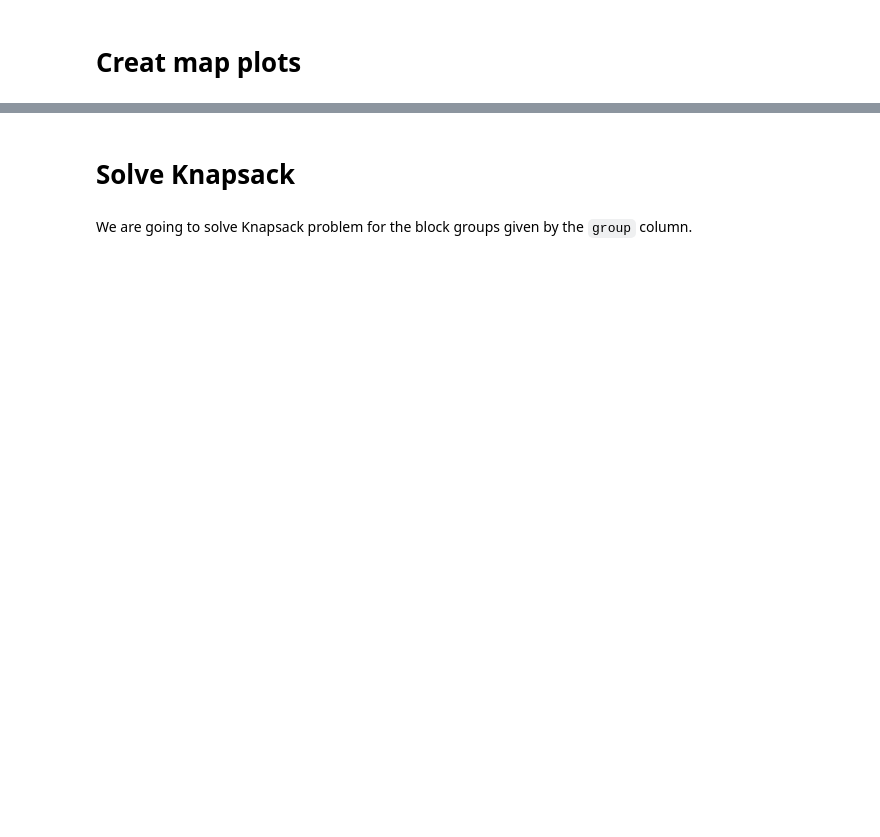
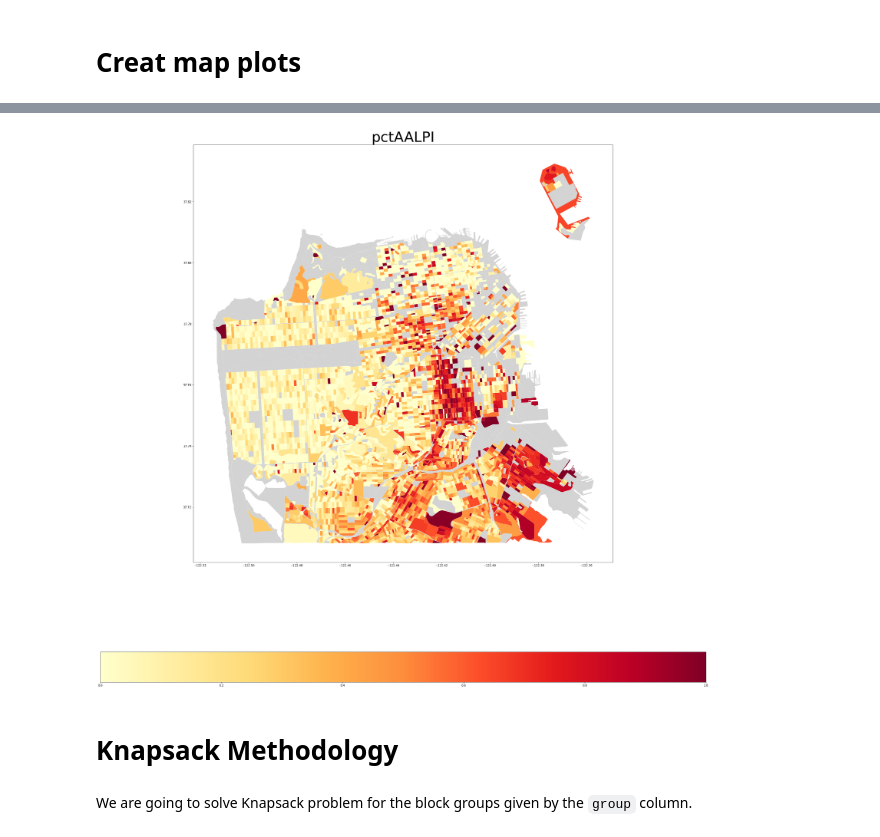
Before and after one commit to 18rberry/Operationalizing-Equity-Tiebreaker-in-SF, a Jupyter notebook: notebooks/20210714-jjl-greedy-two-stage.ipynb, the cells around one changed output, grey strips where cells are left out. Cells and saved outputs as stored; diff of their text form; code cells hidden in the pictures; blank space fills up the shorter version.

```diff
--- a/notebooks/20210714-jjl-greedy-two-stage.ipynb
+++ b/notebooks/20210714-jjl-greedy-two-stage.ipynb
@@ -118,5 +183,9 @@ plot_column(sfusd_map_df, 'pctFRL')
+# %%
+plot_column(sfusd_map_df, 'pctAALPI', cmap="YlOrRd")
+# %% [output]
+[figure, added]
 # %% [markdown]
-# Solve Knapsack
+# Knapsack Methodology
 # %% [markdown]
 We are going to solve Knapsack problem for the block groups given by the `group` column.
 # %%
```
Also changed, not shown: parts of 26 cells of this notebook, 1 other file.
